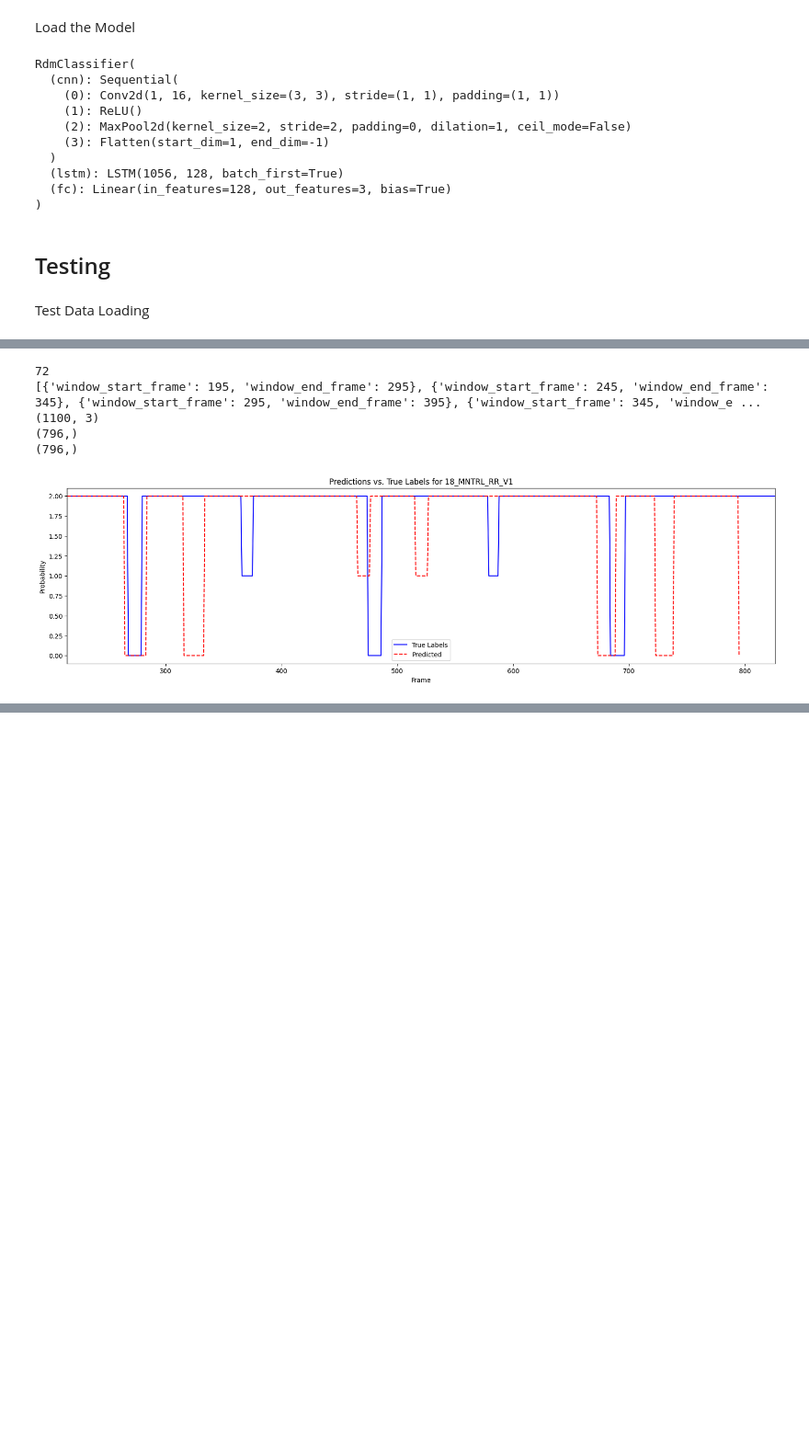
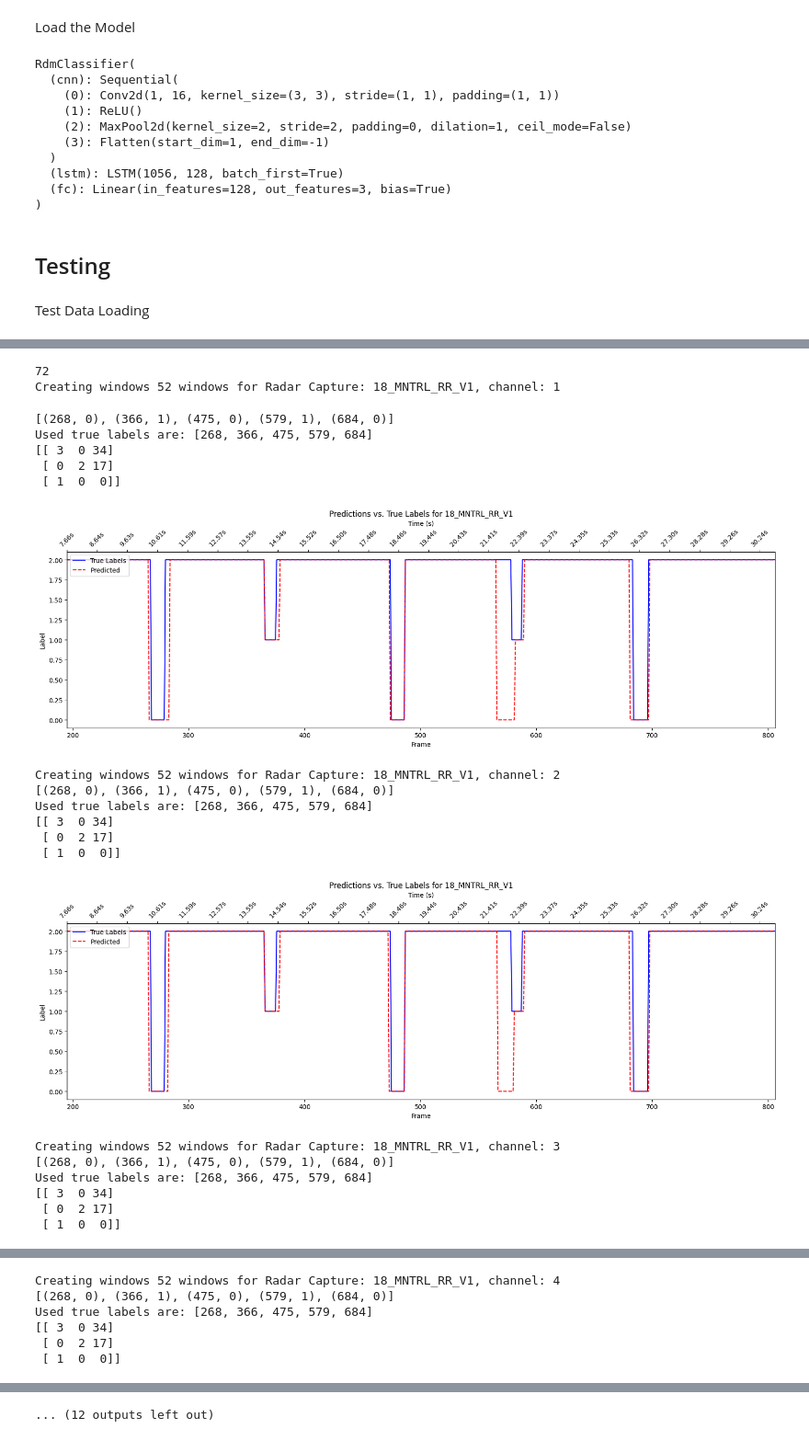
Before and after one commit to CopelandMIT/RADARTreePose, a Jupyter notebook: main_FullCapture_GOUP_DOWN.ipynb, the cells around one changed output, grey strips where cells are left out. Shown at 92% size. Saved outputs shown, nothing was run; the diff lists cells and outputs as text; code cells hidden in the pictures; blank space fills up the shorter version.

```diff
--- a/main_FullCapture_GOUP_DOWN.ipynb
+++ b/main_FullCapture_GOUP_DOWN.ipynb
@@ -142,7 +138,7 @@ RdmClassifier(
 # %% [markdown]
 Test Data Loading
 # %%
-event_csv_path = "/Users/danielcopeland/Library/Mobile Documents/com~apple~CloudDocs/MIT Masters/DRL/LABx/RADARTreePose/data/csvs/MOCAP_FP_RADAR_FU_Stable_Break_FD_TIME_FRAMES_v2.csv"
+event_csv_path = "/Users/danielcopeland/Library/Mobile Documents/com~apple~CloudDocs/MIT Masters/DRL/LABx/RADARTreePose/data/csvs/MOCAP_FP_RADAR_FU_Stable_Break_FD_TIME_FRAMES_v3.csv"
 
 root_dir = '/Volumes/FourTBLaCie/Yoga_Study_RADAR_1Ch'
 
@@ -153,6 +149,8 @@ test_folders = all_folders[num_train_folders + num_val_folders:]
 test_dataset = RdmFullCapture(root_dir, event_csv_path, test_folders, window_size=100)
 test_loader = DataLoader(test_dataset, batch_size=1, shuffle= False, collate_fn=test_dataset.collate_fn)
 
+print(len(test_loader))
+
 data, labels, length, metadata = next(iter(test_loader))
 print(data.shape, labels.shape, length, metadata)
 
@@ -173,11 +169,12 @@ torch.Size([1, 1000, 23, 13]) torch.Size([1, 1000]) tensor([1000]) ({'channel_nu
 # print(lengths_tensor.shape)
 # print(metadata[0])
 # %%
-windows, labels, lengths, metadata, windows_ranges = test_dataset.create_windows_for_capture(index=0, window_size=100, overlap=50)
+#Test creating windows for a single capture
+windows, labels, lengths, metadata, windows_ranges = test_dataset.create_windows_for_capture(index=0, overlap=90)
 print(len(windows))
 print(f'individual window shape is {windows[0].shape}')
 print(labels.shape)
 print(lengths.shape)
 print(metadata)
-print(windows_ranges)
+# print(windows_ranges)
 # %% [output]
@@ -190,37 +187,72 @@ torch.Size([11])
 # %%
 print(len(test_dataset))
+
+accumulated_conf_matrix = np.zeros((num_classes, num_classes), dtype=int)
+
 for i in range(len(test_dataset)):
-    windows, labels, lengths, metadata, windows_ranges = test_dataset.create_windows_for_capture(index=i, window_size=100, overlap=50)
+    windows, labels, lengths, metadata, windows_ranges = test_dataset.create_windows_for_capture(index=i, overlap=90)
     # Assuming windows_ranges is a list of dictionaries with 'window_start_frame' and 'window_end_frame'
     windows_ranges_sorted = sorted(windows_ranges, key=lambda x: x['window_start_frame'])
-    print(windows_ranges_sorted)
 
     # Assuming 'windows' is a list or a batch of window tensors that need to be sorted according to windows_ranges_sorted
     # If 'windows' is a tensor of shape [N, C, H, W] where N is the number of windows, you might need to create a sorted tensor based on the sorted order of windows_ranges
     sorted_indexes = [windows_ranges.index(w_range) for w_range in windows_ranges_sorted]
     windows_sorted = [windows[idx] for idx in sorted_indexes]
     lengths_sorted = [lengths[idx] for idx in sorted_indexes]
 
     # Convert lists to tensors if necessary
     windows_tensor_sorted = torch.stack(windows_sorted)  # Assuming windows_sorted is a list of tensor windows
     lengths_tensor_sorted = torch.tensor(lengths_sorted, dtype=torch.long)
 
     # Now proceed with prediction using the sorted tensors
     prediction_windows = test_dataset.predict_on_windows(model, windows_tensor_sorted, lengths_tensor_sorted)
 
-    print(prediction_windows.shape)
     # Assuming 'aggregate_predictions_sliding_windows' expects predictions in the sequence order
     full_predictions = test_dataset.aggregate_predictions_sliding_windows(prediction_windows, windows_ranges_sorted)
 
-    print(full_predictions.shape)
+    # Find segments with more than 5 consecutive frame predictions
+    segments = test_dataset.find_consecutive_segments(full_predictions)[1:]
+    true_segments = test_dataset.find_consecutive_segments()
+
+    print(true_segments)
+
+    # Generate confusion matrix
+    #conf_matrix = test_dataset.generate_confusion_matrix(segments)
+    conf_matrix = test_dataset.generate_confusion_matrix(segments)
+    conf_matrix_true_segments = test_dataset.generate_confusion_matrix(true_segments)
+
+    print(conf_matrix)
+
+    # Add the current confusion matrix to the accumulated confusion matrix
+    accumulated_conf_matrix += conf_matrix
+
     # For demonstration, plot the first one
-    if i == 0:
-        test_dataset.plot_predictions(i, full_predictions, metadata['RADAR_capture'], metadata)
+    if i <= 10:
+        test_dataset.plot_predictions_with_time(i, full_predictions, metadata['RADAR_capture'])
+
+    else:
         break  # Remove this line if you want to plot for all captures
+
+print(accumulated_conf_matrix)
 # %% [output]
 72
-[{'window_start_frame': 195, 'window_end_frame': 295}, {'window_start_frame': 245, 'window_end_frame': 345}, {'window_start_frame': 295, 'window_end_frame': 395}, {'window_start_frame': 345, 'window_e ...
-(1100, 3)
-(796,)
-(796,)
+Creating windows 52 windows for Radar Capture: 18_MNTRL_RR_V1, channel: 1
+[(268, 0), (366, 1), (475, 0), (579, 1), (684, 0)]
+Used true labels are: [268, 366, 475, 579, 684]
+[[ 3  0 34]
+ [ 0  2 17]
+ [ 1  0  0]]
-[figure, old version]
+[figure, new version]
+Creating windows 52 windows for Radar Capture: 18_MNTRL_RR_V1, channel: 2
+[(268, 0), (366, 1), (475, 0), (579, 1), (684, 0)]
+Used true labels are: [268, 366, 475, 579, 684]
+[[ 3  0 34]
+ [ 0  2 17]
+ [ 1  0  0]]
+[figure, added]
+Creating windows 52 windows for Radar Capture: 18_MNTRL_RR_V1, channel: 3
+[(268, 0), (366, 1), (475, 0), (579, 1), (684, 0)]
+Used true labels are: [268, 366, 475, 579, 684]
+[[ 3  0 34]
+ [ 0  2 17]
+ [ 1  0  0]]
@@ -226,0 +260,6 @@ for i in range(len(test_dataset)):
+Creating windows 52 windows for Radar Capture: 18_MNTRL_RR_V1, channel: 4
+[(268, 0), (366, 1), (475, 0), (579, 1), (684, 0)]
+Used true labels are: [268, 366, 475, 579, 684]
+[[ 3  0 34]
+ [ 0  2 17]
+ [ 1  0  0]]
@@ -226,0 +280 @@ for i in range(len(test_dataset)):
+... (12 outputs left out)
```
Also changed, not shown: parts of 7 cells of this notebook, 8 other files.
